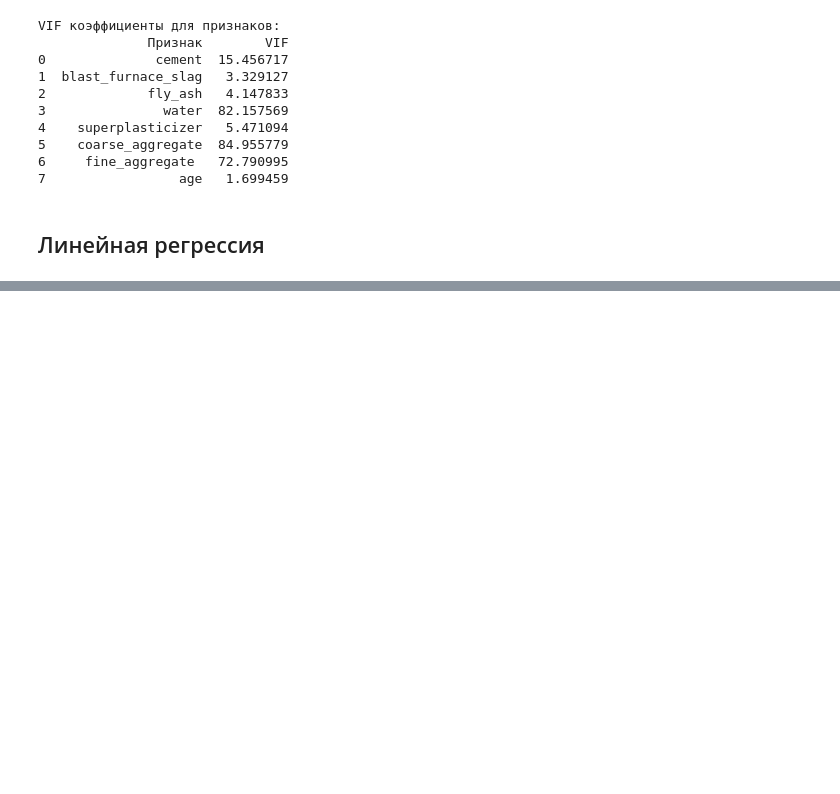
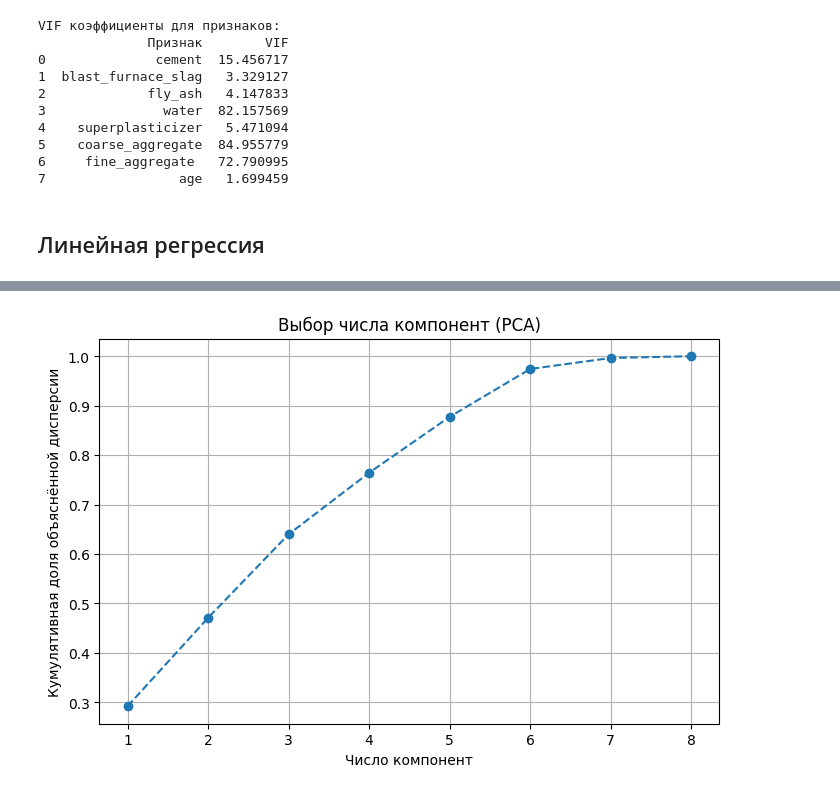
Before and after one commit to olesya1119/ML, a Jupyter notebook: lab1/notebook.ipynb, the cells around one changed output, grey strips where cells are left out. Cells and saved outputs as stored; diff of their text form; code cells hidden in the pictures; blank space fills up the shorter version.

```diff
--- a/lab1/notebook.ipynb
+++ b/lab1/notebook.ipynb
@@ -449,0 +521,72 @@ MAPE: 0.276
+# %%
+from sklearn.decomposition import PCA
+from sklearn.linear_model import LinearRegression, Ridge
+from sklearn.model_selection import KFold, cross_val_predict
+from sklearn.metrics import root_mean_squared_error, r2_score, mean_absolute_percentage_error
+import pandas as pd
+import numpy as np
+import matplotlib.pyplot as plt
+
+# --- PCA ---
+# Сначала посмотрим долю объяснённой дисперсии
+pca = PCA()
+pca.fit(x_train)
+
+cumulative_variance = np.cumsum(pca.explained_variance_ratio_)
+
+plt.figure(figsize=(8,5))
+plt.plot(range(1, len(cumulative_variance)+1), cumulative_variance, marker='o', linestyle='--')
+plt.xlabel('Число компонент')
+plt.ylabel('Кумулятивная доля объяснённой дисперсии')
+plt.title('Выбор числа компонент (PCA)')
+plt.grid(True)
+plt.show()
+
+# Например, оставляем столько компонент, чтобы объяснялось ~90% дисперсии
+n_components = np.argmax(cumulative_variance >= 0.9) + 1
+print(f"Выбрано компонент: {n_components}")
+
+# --- Преобразуем данные ---
+pca = PCA(n_components=n_components)
+x_train_pca = pca.fit_transform(x_train)
+x_test_pca = pca.transform(x_test)
+
+# --- Настройки ---
+kf = KFold(n_splits=5, shuffle=True, random_state=42)
+
+def evaluate_model(model, X_train, y_train, X_test, y_test):
+    model.fit(X_train, y_train)
+    y_pred_test = model.predict(X_test)
+    y_pred_cv = cross_val_predict(model, X_train, y_train, cv=kf)
+
+    metrics = {
+        "RMSE (тест)": root_mean_squared_error(y_test, y_pred_test),
+        "R² (тест)": r2_score(y_test, y_pred_test),
+        "MAPE (тест)": mean_absolute_percentage_error(y_test, y_pred_test),
+        "RMSE (CV)": root_mean_squared_error(y_train, y_pred_cv),
+        "R² (CV)": r2_score(y_train, y_pred_cv),
+        "MAPE (CV)": mean_absolute_percentage_error(y_train, y_pred_cv)
+    }
+    return metrics
+
+# --- Линейная регрессия ---
+lin_reg = LinearRegression()
+results_lin_pca = evaluate_model(lin_reg, x_train_pca, y_train, x_test_pca, y_test)
+
+# --- Гребневая регрессия (Ridge) ---
+ridge_reg = Ridge(alpha=1.0)
+results_ridge_pca = evaluate_model(ridge_reg, x_train_pca, y_train, x_test_pca, y_test)
+
+# --- Формируем таблицу ---
+results_df = pd.DataFrame({
+    "Метрика": ["RMSE", "R²", "MAPE"],
+    "Линейная (исходные)": [rmse_test, r2_test, mape_test],
+    "Линейная (PCA)": [results_lin_pca["RMSE (тест)"], results_lin_pca["R² (тест)"], results_lin_pca["MAPE (тест)"]],
+    "Гребневая (исходные)": [rmse_test_ridge, r2_test_ridge, mape_test_ridge],
+    "Гребневая (PCA)": [results_ridge_pca["RMSE (тест)"], results_ridge_pca["R² (тест)"], results_ridge_pca["MAPE (тест)"]],
+})
+
+print("\nСравнение моделей до и после PCA:")
+print(results_df.round(3))
+# %% [output]
+[figure, added]
```
Also changed, not shown: parts of 4 cells of this notebook.
